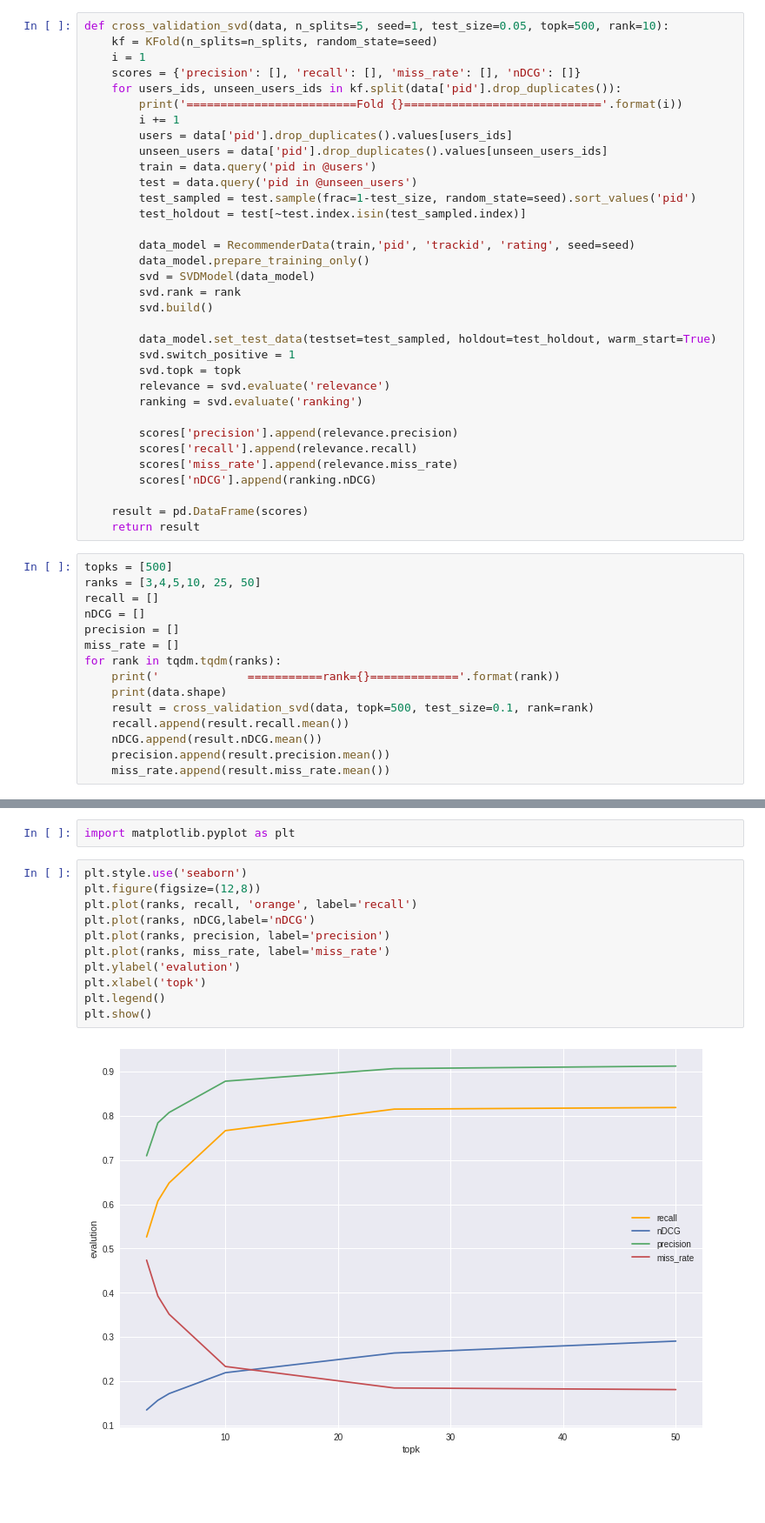
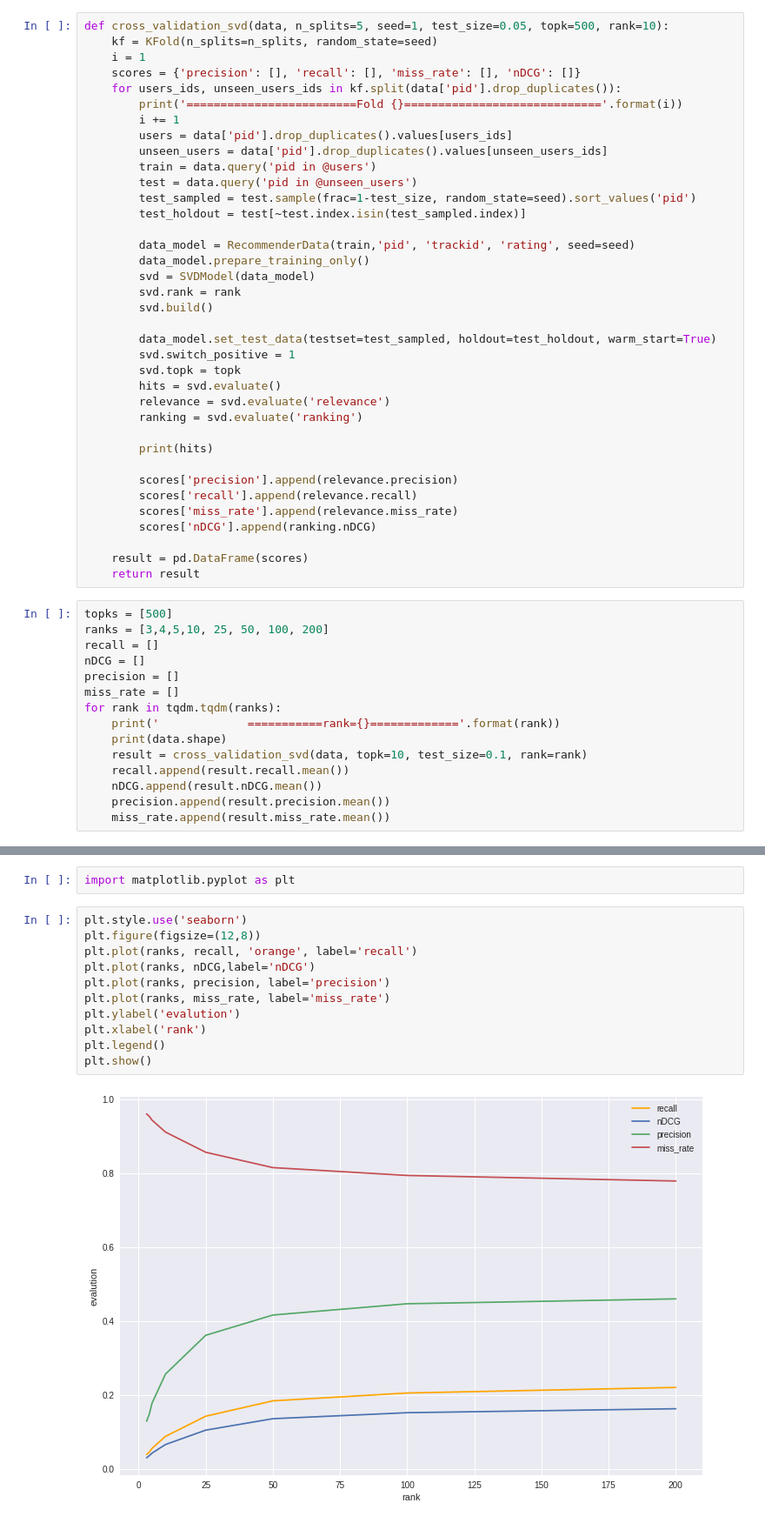
Before and after one commit to vadimfb/playlist_continuation, a Jupyter notebook: code/baselines.ipynb, the cells around one changed output, grey strips where cells are left out. Shown: that part at 87% size. Drawn from its saved outputs; the diff is of its cells as text; blank space fills up the shorter version.

```diff
--- a/code/baselines.ipynb
+++ b/code/baselines.ipynb
@@ -64,8 +64,11 @@ def cross_validation_svd(data, n_splits=5, seed=1, test_size=0.05, topk=500, ran
         data_model.set_test_data(testset=test_sampled, holdout=test_holdout, warm_start=True)
         svd.switch_positive = 1
         svd.topk = topk
+        hits = svd.evaluate()
         relevance = svd.evaluate('relevance')
         ranking = svd.evaluate('ranking')
+
+        print(hits)
 
         scores['precision'].append(relevance.precision)
         scores['recall'].append(relevance.recall)
@@ -76,7 +79,7 @@ def cross_validation_svd(data, n_splits=5, seed=1, test_size=0.05, topk=500, ran
     return result
 # %%
 topks = [500]
-ranks = [3,4,5,10, 25, 50]
+ranks = [3,4,5,10, 25, 50, 100, 200]
 recall = []
 nDCG = []
 precision = []
@@ -84,7 +87,7 @@ miss_rate = []
 for rank in tqdm.tqdm(ranks):
     print('             ===========rank={}============='.format(rank))
     print(data.shape)
-    result = cross_validation_svd(data, topk=500, test_size=0.1, rank=rank)
+    result = cross_validation_svd(data, topk=10, test_size=0.1, rank=rank)
     recall.append(result.recall.mean())
     nDCG.append(result.nDCG.mean())
     precision.append(result.precision.mean())
@@ -197,13 +235,13 @@ import matplotlib.pyplot as plt
 # %%
 plt.style.use('seaborn')
 plt.figure(figsize=(12,8))
 plt.plot(ranks, recall, 'orange', label='recall')
 plt.plot(ranks, nDCG,label='nDCG')
 plt.plot(ranks, precision, label='precision')
 plt.plot(ranks, miss_rate, label='miss_rate')
 plt.ylabel('evalution')
-plt.xlabel('topk')
+plt.xlabel('rank')
 plt.legend()
 plt.show()
 # %% [output]
-[figure, old version]
+[figure, new version]
```
Also changed, not shown: parts of 1 cell of this notebook, 2 other files.
